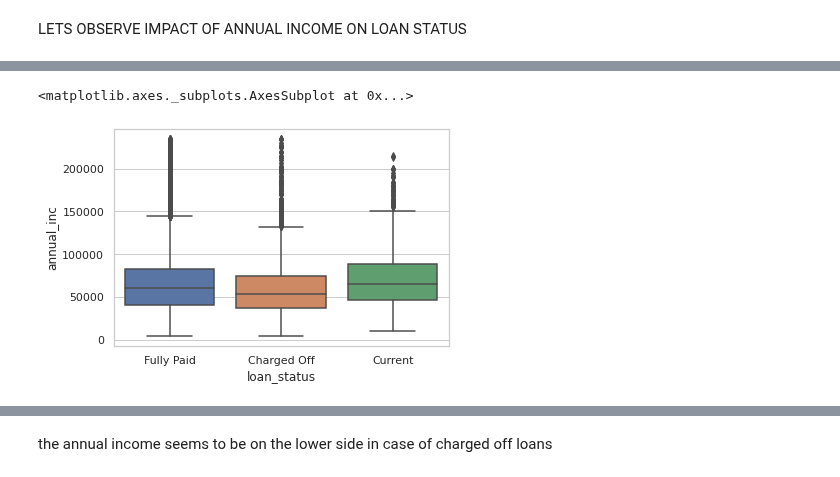
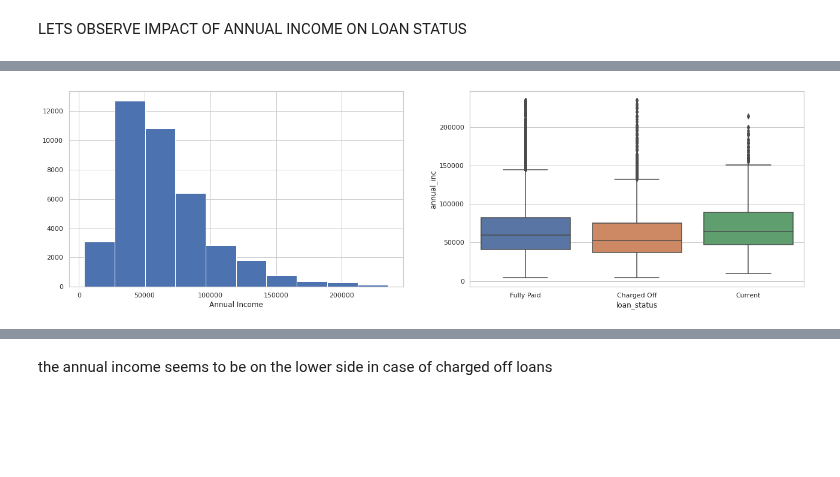
Before and after one commit to karthikmnkrishna/Loan-default-prediction, a Jupyter notebook: Loan_Case_study.ipynb, the cells around one changed output, grey strips where cells are left out. Drawn from its saved outputs; the diff is of its cells as text; code cells hidden in the pictures; blank space fills up the shorter version.

```diff
--- a/Loan_Case_study.ipynb
+++ b/Loan_Case_study.ipynb
@@ -341,6 +324,11 @@ df.annual_inc.hist()
 # %%
+plt.subplots(figsize=(22,6))
+plt.subplot(1,2,1)
+df.annual_inc.hist()
+plt.xlabel('Annual Income')
+plt.subplot(1,2,2)
 sns.set(style="whitegrid")
 sns.boxplot(y=df.annual_inc , x= df.loan_status)
+plt.show()
 # %% [output]
-<matplotlib.axes._subplots.AxesSubplot at 0x...>
-[figure, old version]
+[figure, new version]
```
Also changed, not shown: parts of 24 cells of this notebook.
